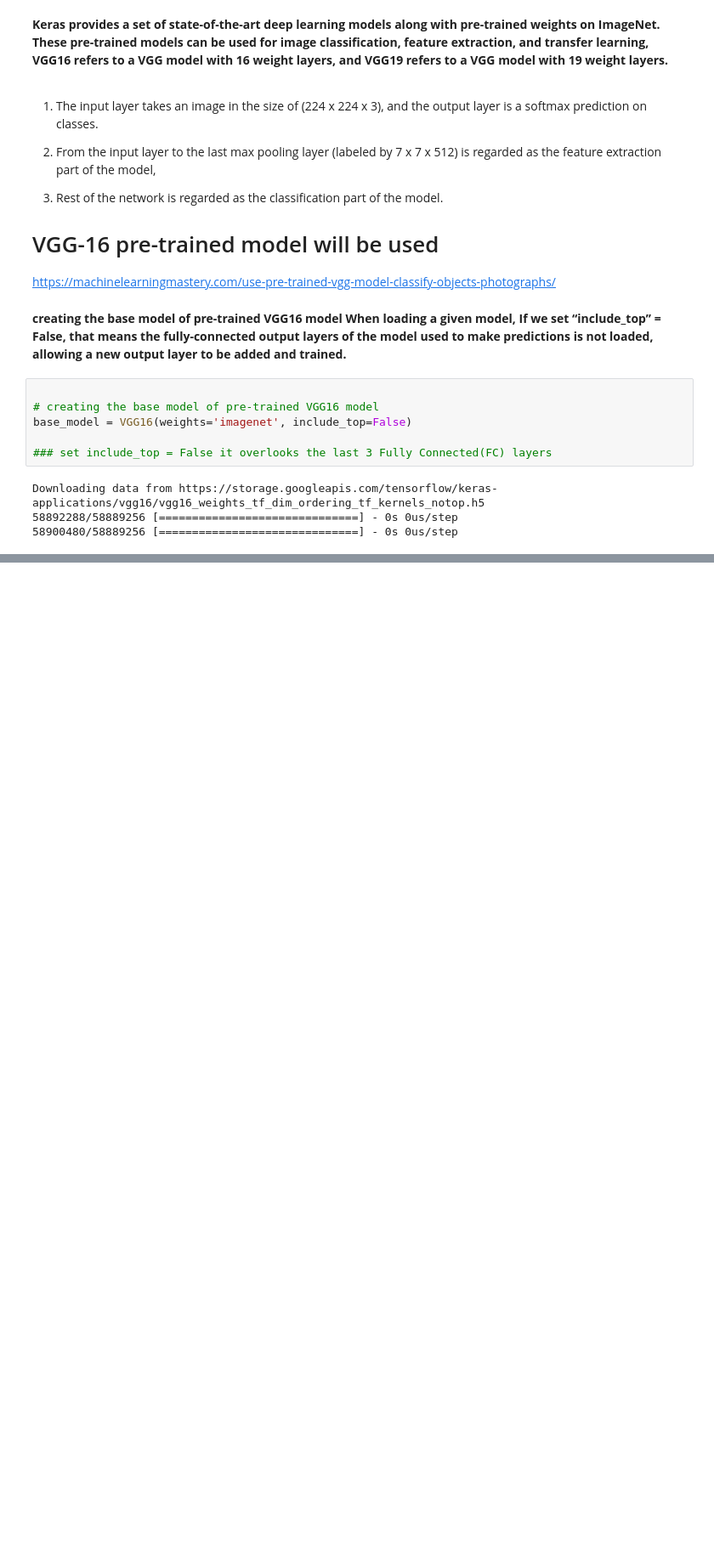
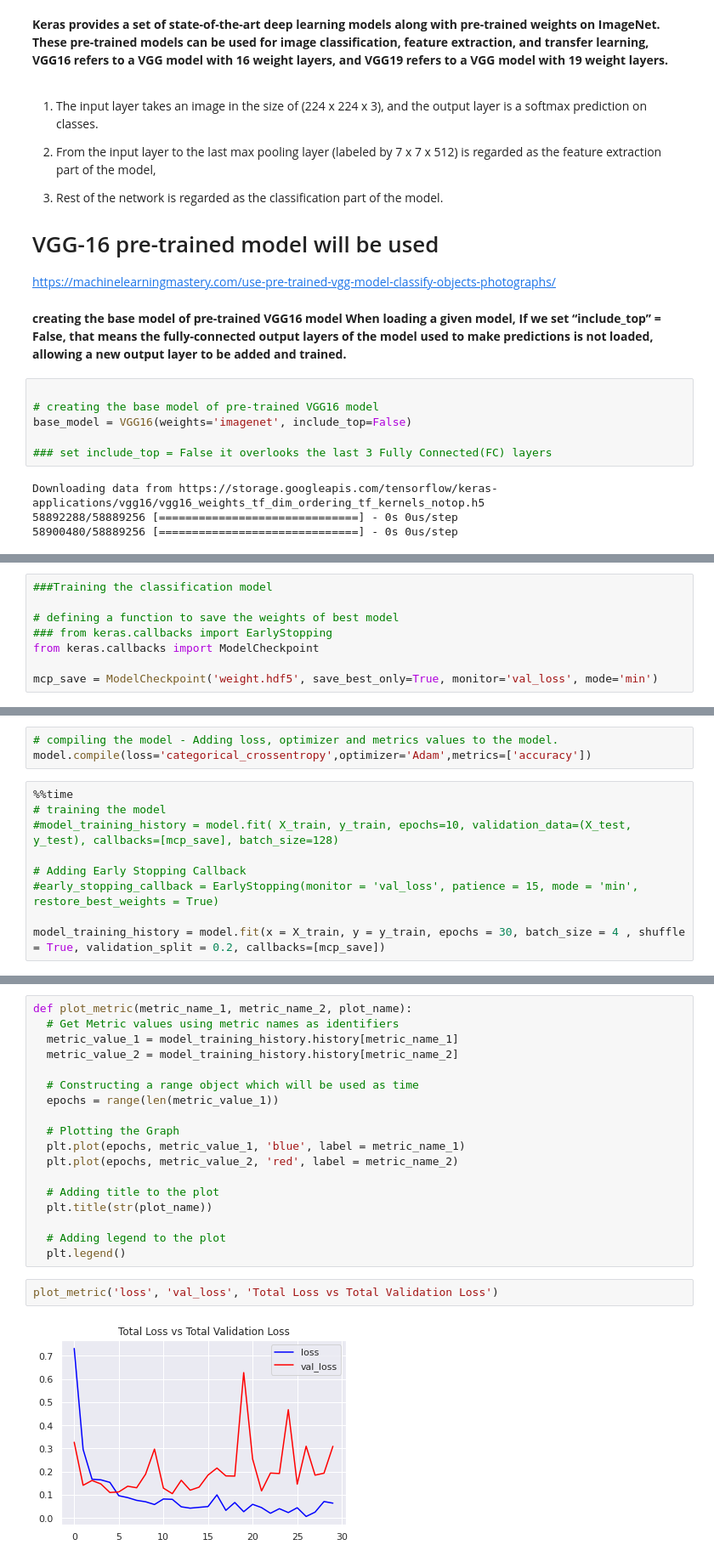
Before and after one commit to merrymasti015/CAP2022GRP09, a Jupyter notebook: PCAMZC321_Group09_FireEventDetection_PreProcessing.ipynb, the cells around one changed output, grey strips where cells are left out. Shown: that part at 85% size. Cells and saved outputs as stored; diff of their text form; blank space fills up the shorter version.

```diff
--- a/PCAMZC321_Group09_FireEventDetection_PreProcessing.ipynb
+++ b/PCAMZC321_Group09_FireEventDetection_PreProcessing.ipynb
@@ -1064,0 +1200,8 @@ X_train.shape
+# %%
+###Training the classification model
+
+# defining a function to save the weights of best model
+### from keras.callbacks import EarlyStopping
+from keras.callbacks import ModelCheckpoint
+
+mcp_save = ModelCheckpoint('weight.hdf5', save_best_only=True, monitor='val_loss', mode='min')
@@ -1064,0 +1210,12 @@ X_train.shape
+# %%
+# compiling the model - Adding loss, optimizer and metrics values to the model.
+model.compile(loss='categorical_crossentropy',optimizer='Adam',metrics=['accuracy'])
+# %%
+%%time
+# training the model
+#model_training_history = model.fit( X_train, y_train, epochs=10, validation_data=(X_test, y_test), callbacks=[mcp_save], batch_size=128)
+
+# Adding Early Stopping Callback
+#early_stopping_callback = EarlyStopping(monitor = 'val_loss', patience = 15, mode = 'min', restore_best_weights = True)
+
+model_training_history = model.fit(x = X_train, y = y_train, epochs = 30, batch_size = 4 , shuffle = True, validation_split = 0.2, callbacks=[mcp_save])
@@ -1064,0 +1263,22 @@ X_train.shape
+# %%
+def plot_metric(metric_name_1, metric_name_2, plot_name):
+  # Get Metric values using metric names as identifiers
+  metric_value_1 = model_training_history.history[metric_name_1]
+  metric_value_2 = model_training_history.history[metric_name_2]
+
+  # Constructing a range object which will be used as time
+  epochs = range(len(metric_value_1))
+
+  # Plotting the Graph
+  plt.plot(epochs, metric_value_1, 'blue', label = metric_name_1)
+  plt.plot(epochs, metric_value_2, 'red', label = metric_name_2)
+
+  # Adding title to the plot
+  plt.title(str(plot_name))
+
+  # Adding legend to the plot
+  plt.legend()
+# %%
+plot_metric('loss', 'val_loss', 'Total Loss vs Total Validation Loss')
+# %% [output]
+[figure, added]
```
Also changed, not shown: parts of 31 cells of this notebook.
